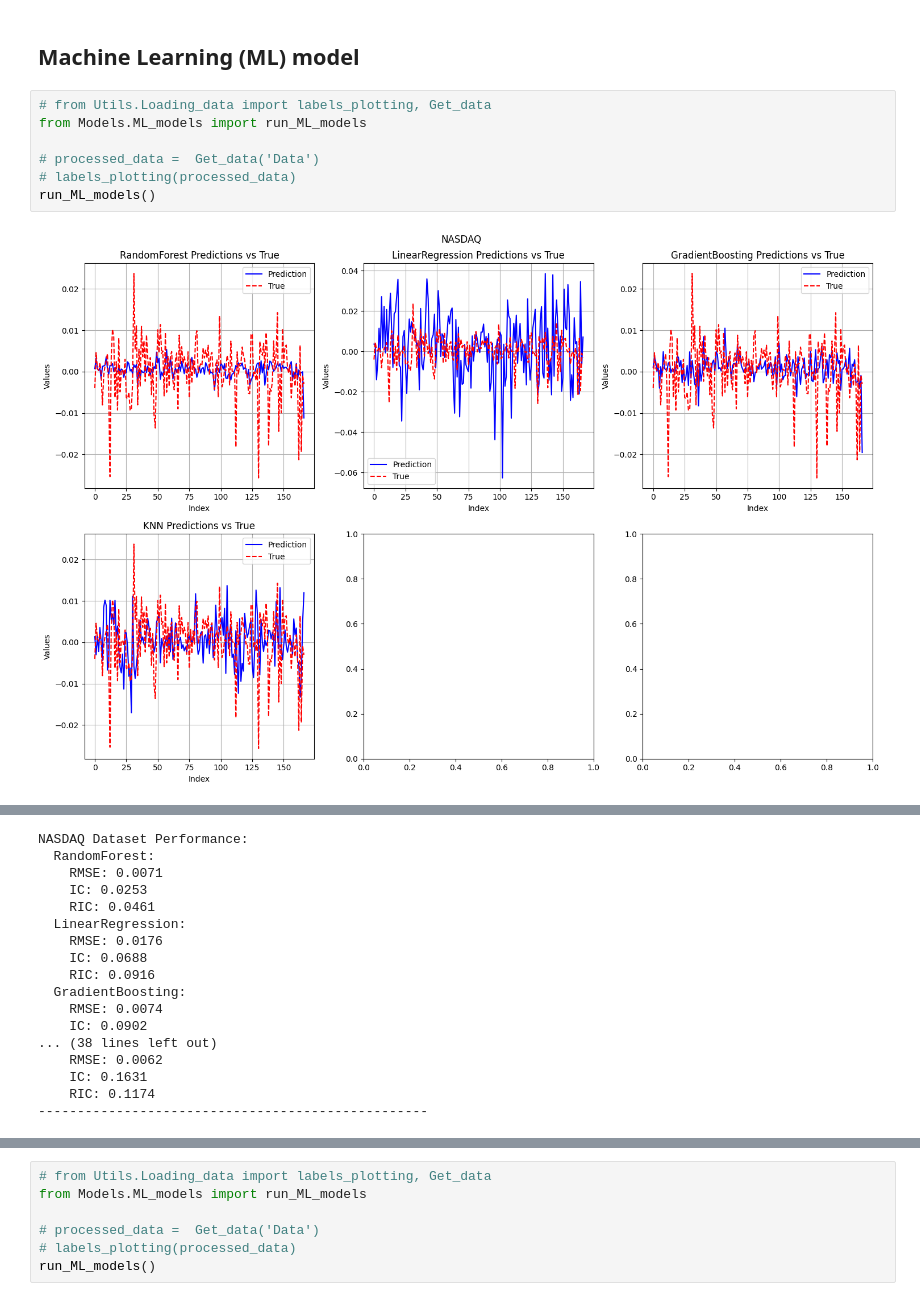
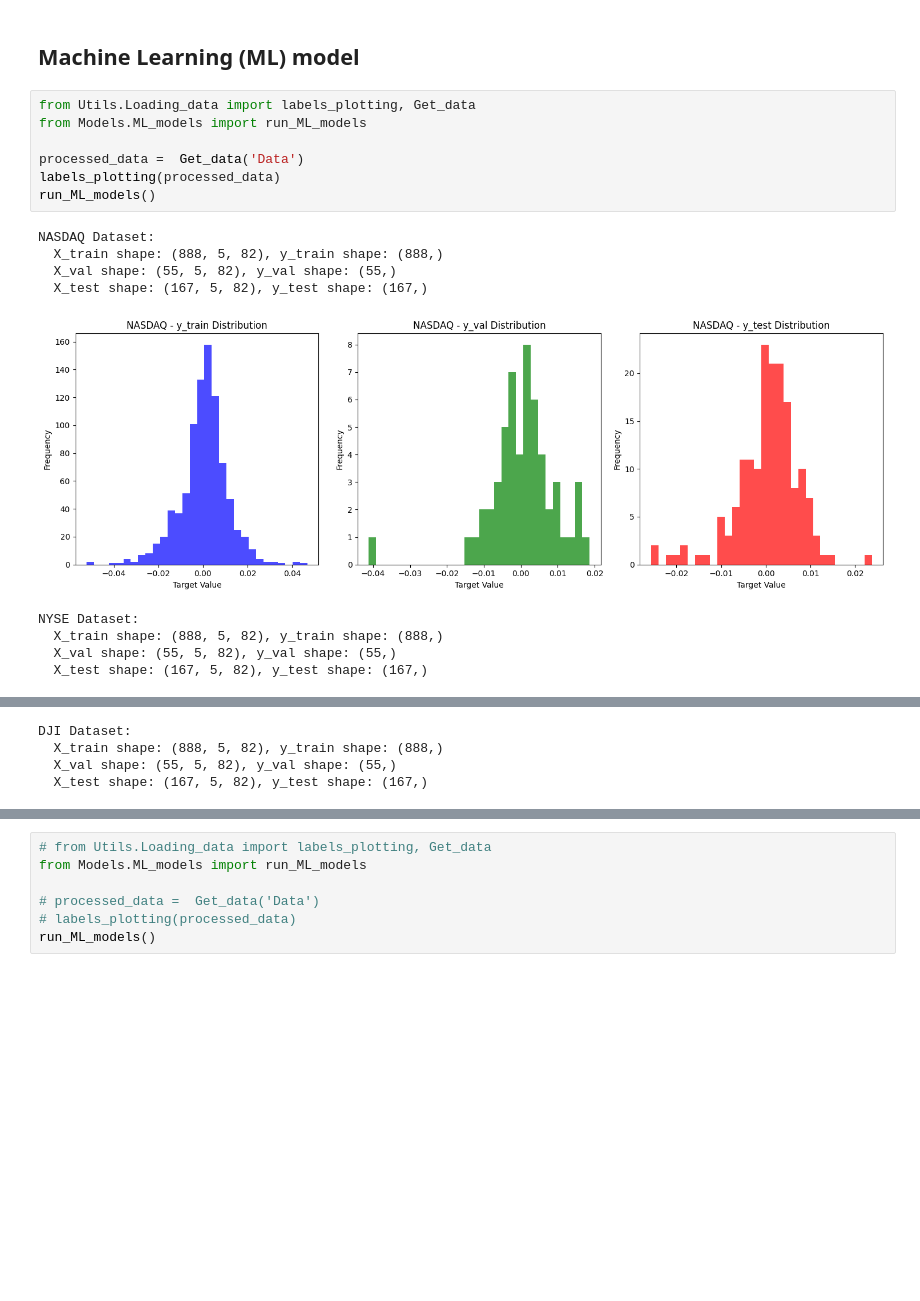
Before and after one commit to tdkhoa1212/MAMBA_model, a Jupyter notebook: test_code.ipynb, the cells around one changed output, grey strips where cells are left out. Drawn from its saved outputs; the diff is of its cells as text; blank space fills up the shorter version.

```diff
--- a/test_code.ipynb
+++ b/test_code.ipynb
@@ -9,11 +9,19 @@ Data Reference: https://www.kaggle.com/datasets/ehoseinz/cnnpred-stock-market-pr
 # %% [markdown]
 ## Machine Learning (ML) model
 # %%
-# from Utils.Loading_data import labels_plotting, Get_data
+from Utils.Loading_data import labels_plotting, Get_data
 from Models.ML_models import run_ML_models
 
-# processed_data =  Get_data('Data')
-# labels_plotting(processed_data)
+processed_data =  Get_data('Data')
+labels_plotting(processed_data)
 run_ML_models()
 # %% [output]
+NASDAQ Dataset:
+  X_train shape: (888, 5, 82), y_train shape: (888,)
+  X_val shape: (55, 5, 82), y_val shape: (55,)
+  X_test shape: (167, 5, 82), y_test shape: (167,)
-[figure, old version]
+[figure, new version]
+NYSE Dataset:
+  X_train shape: (888, 5, 82), y_train shape: (888,)
+  X_val shape: (55, 5, 82), y_val shape: (55,)
+  X_test shape: (167, 5, 82), y_test shape: (167,)
@@ -20,0 +29,4 @@ run_ML_models()
+DJI Dataset:
+  X_train shape: (888, 5, 82), y_train shape: (888,)
+  X_val shape: (55, 5, 82), y_val shape: (55,)
+  X_test shape: (167, 5, 82), y_test shape: (167,)
@@ -22,17 +33,0 @@ run_ML_models()
-NASDAQ Dataset Performance:
-  RandomForest:
-    RMSE: 0.0071
-    IC: 0.0253
-    RIC: 0.0461
-  LinearRegression:
-    RMSE: 0.0176
-    IC: 0.0688
-    RIC: 0.0916
-  GradientBoosting:
-    RMSE: 0.0074
-    IC: 0.0902
-... (38 lines left out)
-    RMSE: 0.0062
-    IC: 0.1631
-    RIC: 0.1174
---------------------------------------------------
```
Also changed, not shown: parts of 1 cell of this notebook, 3 other files.
